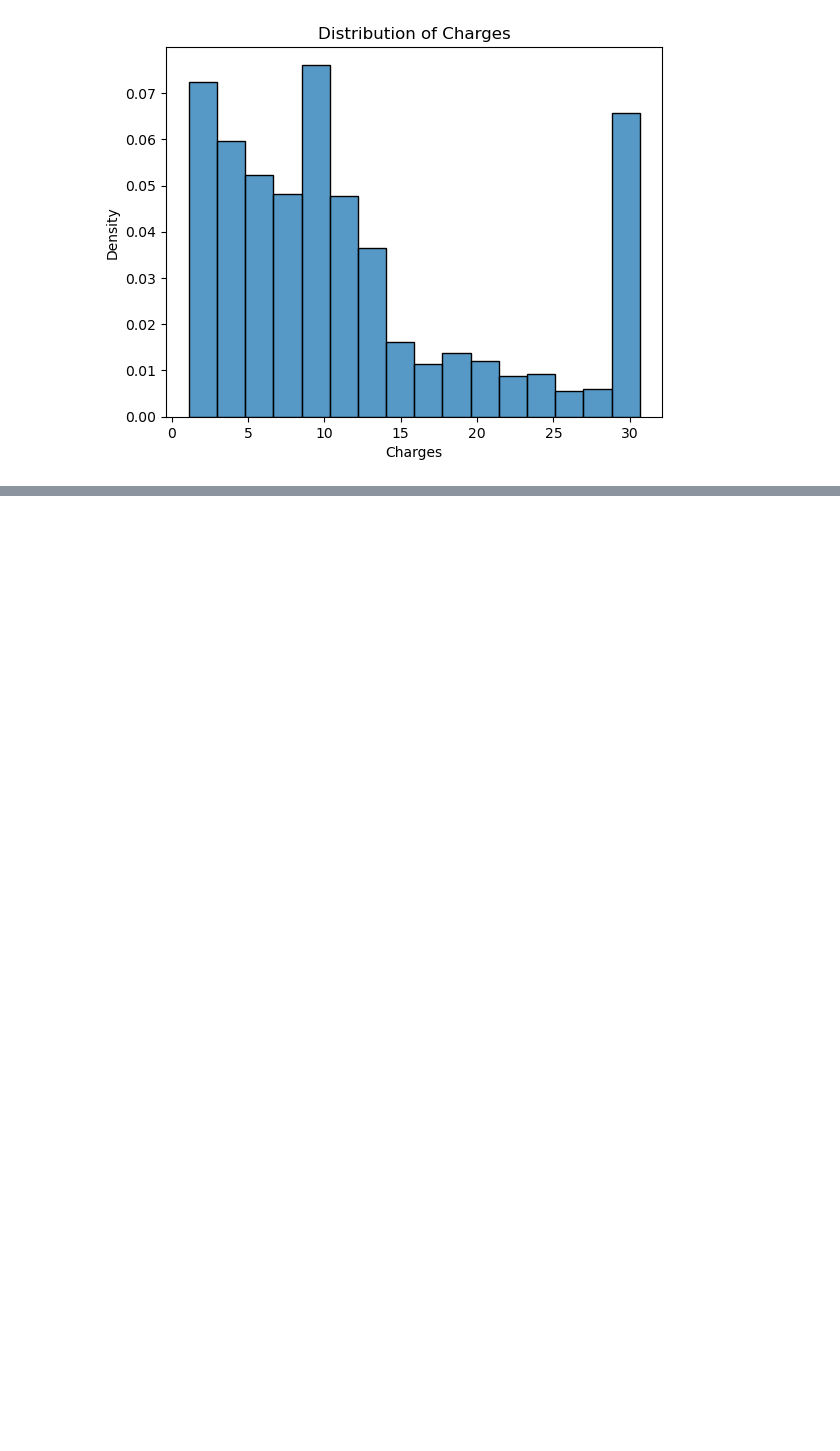
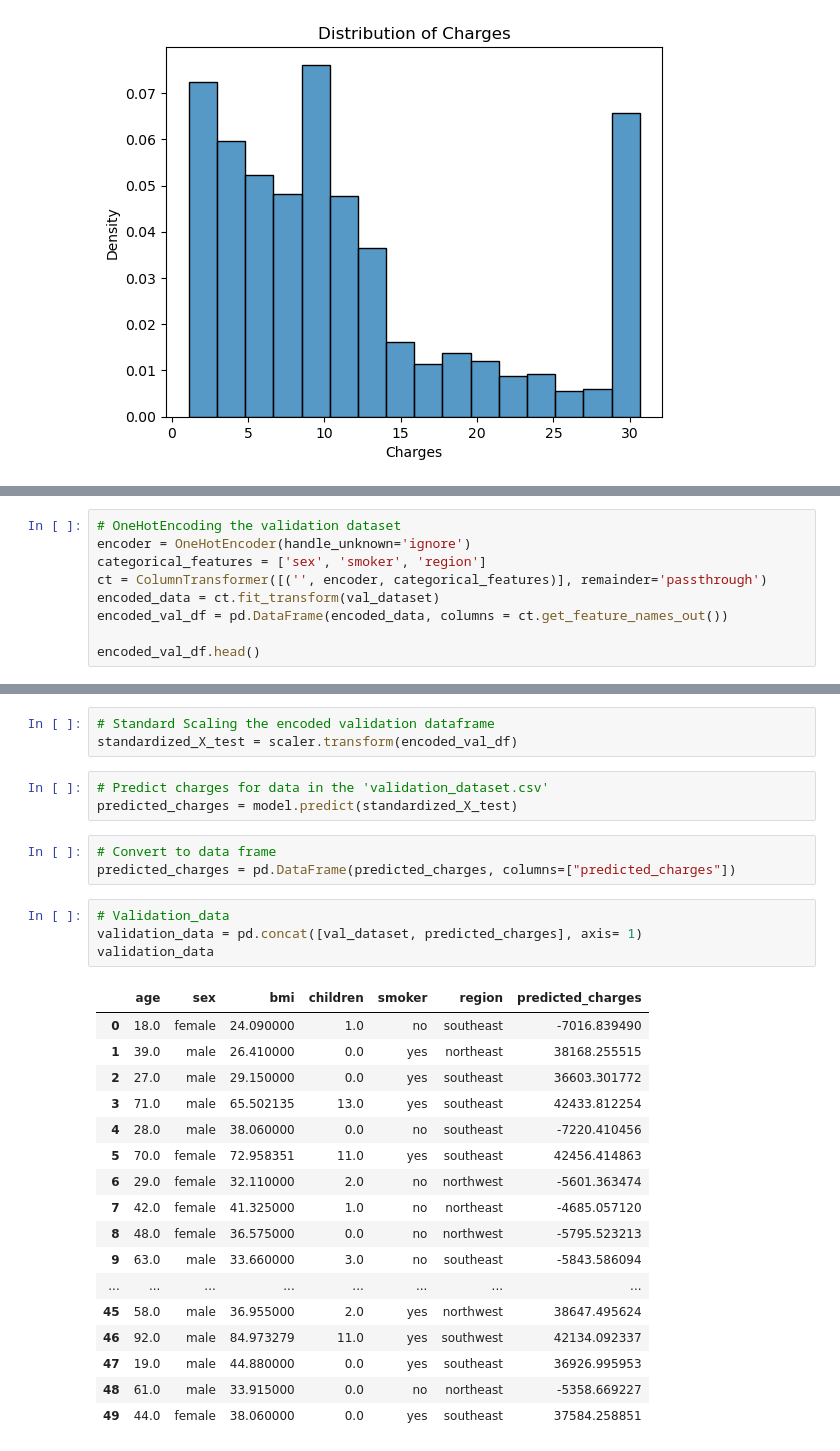
Before and after one commit to uyenhoang99/Real-World-Projects, a Jupyter notebook: Python/from_data_to_dollars_predicting_insurance_charges.ipynb, the cells around one changed output, grey strips where cells are left out. Drawn from its saved outputs; the diff is of its cells as text; blank space fills up the shorter version.

```diff
--- a/Python/from_data_to_dollars_predicting_insurance_charges.ipynb
+++ b/Python/from_data_to_dollars_predicting_insurance_charges.ipynb
@@ -455,0 +479,9 @@ X_train, X_test, y_train, y_test = train_test_split(X, y, test_size=0.2, random_
+# %%
+# OneHotEncoding the validation dataset
+encoder = OneHotEncoder(handle_unknown='ignore')
+categorical_features = ['sex', 'smoker', 'region']
+ct = ColumnTransformer([('', encoder, categorical_features)], remainder='passthrough')
+encoded_data = ct.fit_transform(val_dataset)
+encoded_val_df = pd.DataFrame(encoded_data, columns = ct.get_feature_names_out())
+
+encoded_val_df.head()
@@ -455,0 +495,31 @@ X_train, X_test, y_train, y_test = train_test_split(X, y, test_size=0.2, random_
+# %%
+# Standard Scaling the encoded validation dataframe
+standardized_X_test = scaler.transform(encoded_val_df)
+# %%
+# Predict charges for data in the 'validation_dataset.csv'
+predicted_charges = model.predict(standardized_X_test)
+# %%
+# Convert to data frame
+predicted_charges = pd.DataFrame(predicted_charges, columns=["predicted_charges"])
+# %%
+# Validation_data
+validation_data = pd.concat([val_dataset, predicted_charges], axis= 1)
+validation_data
+# %% [output]
+|  | age | sex | bmi | children | smoker | region | predicted_charges |
+| 0 | 18.0 | female | 24.090000 | 1.0 | no | southeast | -7016.839490 |
+| 1 | 39.0 | male | 26.410000 | 0.0 | yes | northeast | 38168.255515 |
+| 2 | 27.0 | male | 29.150000 | 0.0 | yes | southeast | 36603.301772 |
+| 3 | 71.0 | male | 65.502135 | 13.0 | yes | southeast | 42433.812254 |
+| 4 | 28.0 | male | 38.060000 | 0.0 | no | southeast | -7220.410456 |
+| 5 | 70.0 | female | 72.958351 | 11.0 | yes | southeast | 42456.414863 |
+| 6 | 29.0 | female | 32.110000 | 2.0 | no | northwest | -5601.363474 |
+| 7 | 42.0 | female | 41.325000 | 1.0 | no | northeast | -4685.057120 |
+| 8 | 48.0 | female | 36.575000 | 0.0 | no | northwest | -5795.523213 |
+| 9 | 63.0 | male | 33.660000 | 3.0 | no | southeast | -5843.586094 |
+| ... | ... | ... | ... | ... | ... | ... | ... |
+| 45 | 58.0 | male | 36.955000 | 2.0 | yes | northwest | 38647.495624 |
+| 46 | 92.0 | male | 84.973279 | 11.0 | yes | southwest | 42134.092337 |
+| 47 | 19.0 | male | 44.880000 | 0.0 | yes | southeast | 36926.995953 |
+| 48 | 61.0 | male | 33.915000 | 0.0 | no | northeast | -5358.669227 |
+| 49 | 44.0 | female | 38.060000 | 0.0 | yes | southeast | 37584.258851 |
```
Also changed, not shown: parts of 12 cells of this notebook, 1 other file.
